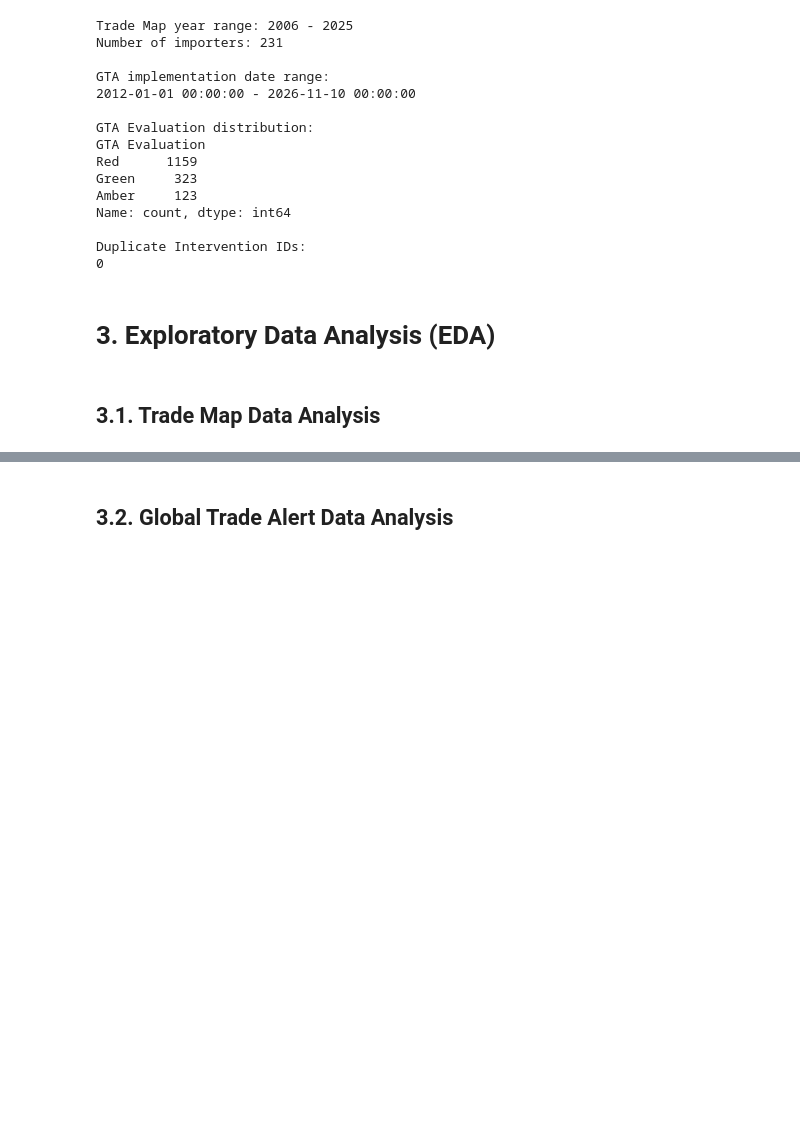
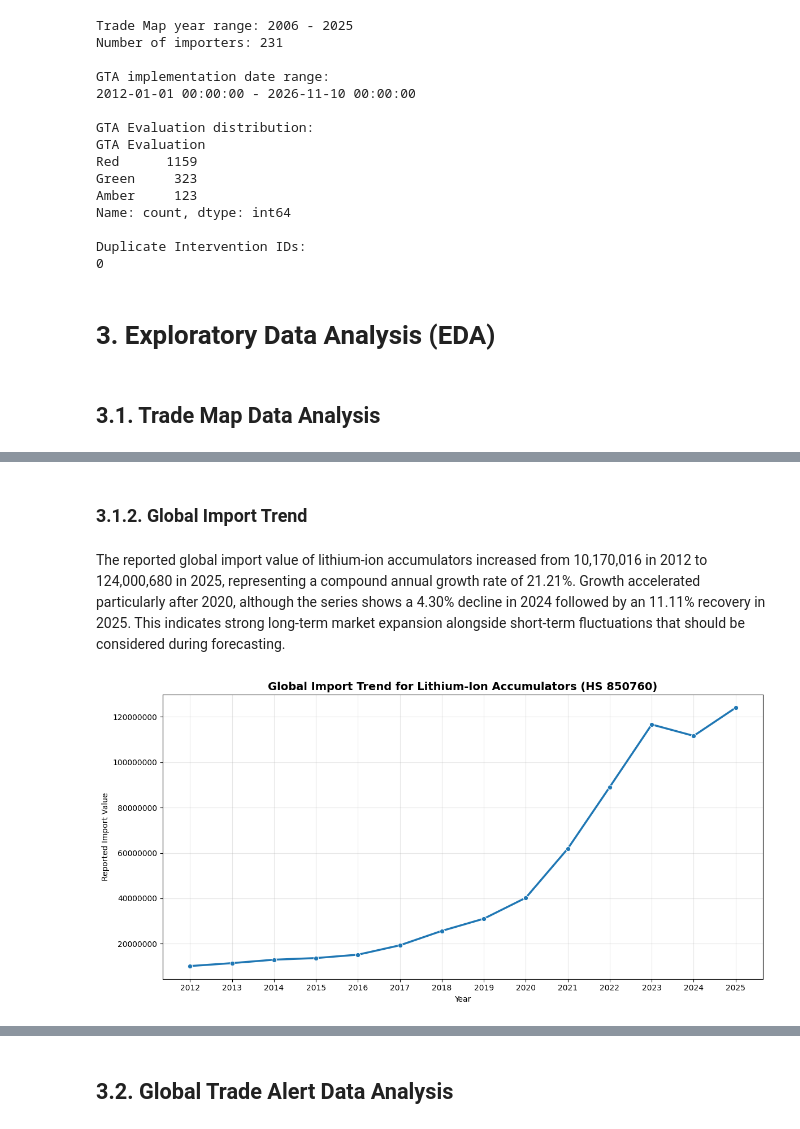
Before and after one commit to atessberfin/voltradar, a Jupyter notebook: notebooks/VoltRadar_Masters_Thesis.ipynb, the cells around one changed output, grey strips where cells are left out. Drawn from its saved outputs; the diff is of its cells as text; code cells hidden in the pictures; blank space fills up the shorter version.

```diff
--- a/notebooks/VoltRadar_Masters_Thesis.ipynb
+++ b/notebooks/VoltRadar_Masters_Thesis.ipynb
@@ -191,0 +407,31 @@ Duplicate Intervention IDs:
+# %% [markdown]
+### **3.1.2. Global Import Trend**
+# %% [markdown]
+The reported global import value of lithium-ion accumulators increased from 10,170,016 in 2012 to 124,000,680 in 2025, representing a compound annual growth rate of 21.21%. Growth accelerated particularly after 2020, although the series shows a 4.30% decline in 2024 followed by an 11.11% recovery in 2025. This indicates strong long-term market expansion alongside short-term fluctuations that should be considered during forecasting.
+# %%
+plt.figure(figsize=(12, 6))
+
+sns.lineplot(
+    data=world_trade_df,
+    x="Year",
+    y="Import Value",
+    marker="o",
+    linewidth=2.5,
+    color="#1f77b4"
+)
+
+plt.title(
+    "Global Import Trend for Lithium-Ion Accumulators (HS 850760)",
+    fontsize=14,
+    fontweight="bold"
+)
+
+plt.xlabel("Year")
+plt.ylabel("Reported Import Value")
+plt.xticks(world_trade_df["Year"])
+plt.ticklabel_format(style="plain", axis="y")
+plt.grid(alpha=0.3)
+plt.tight_layout()
+plt.show()
+# %% [output]
+[figure, added]
```
Also changed, not shown: parts of 92 cells of this notebook.
